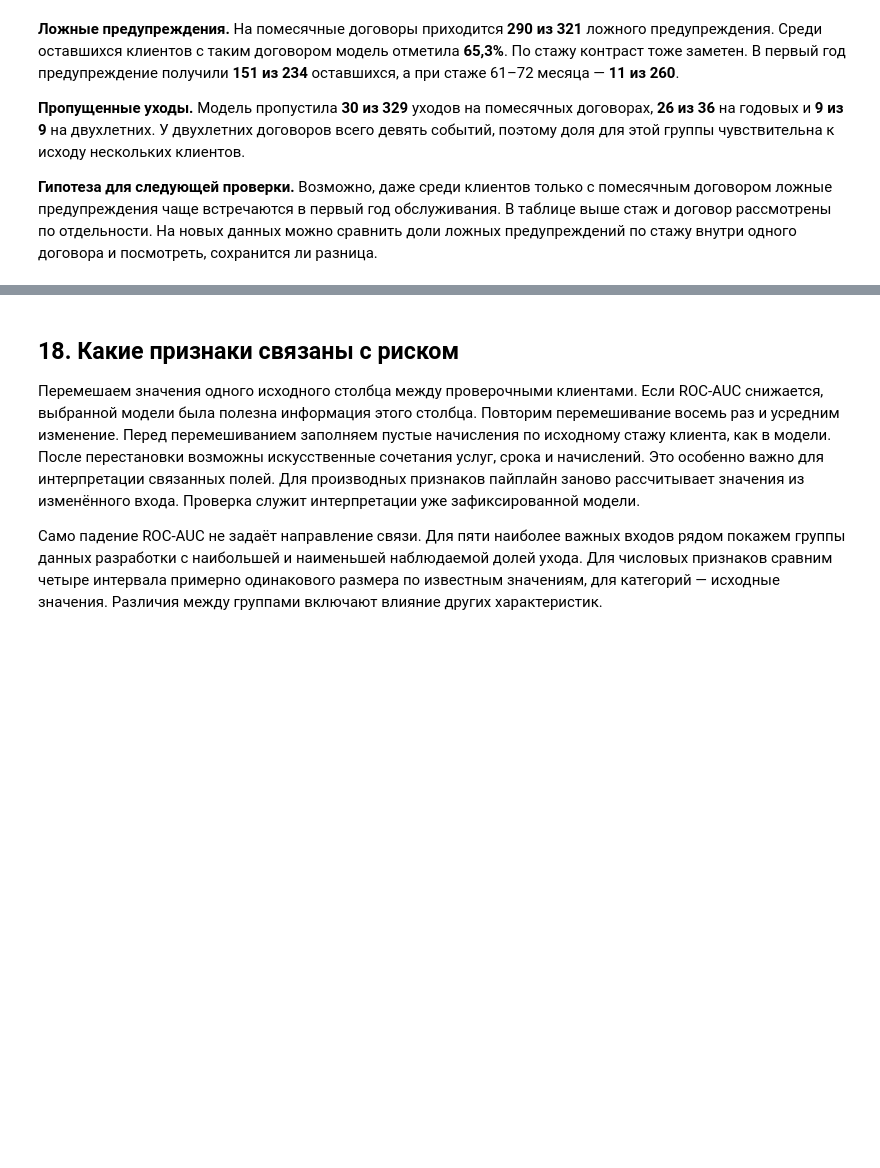
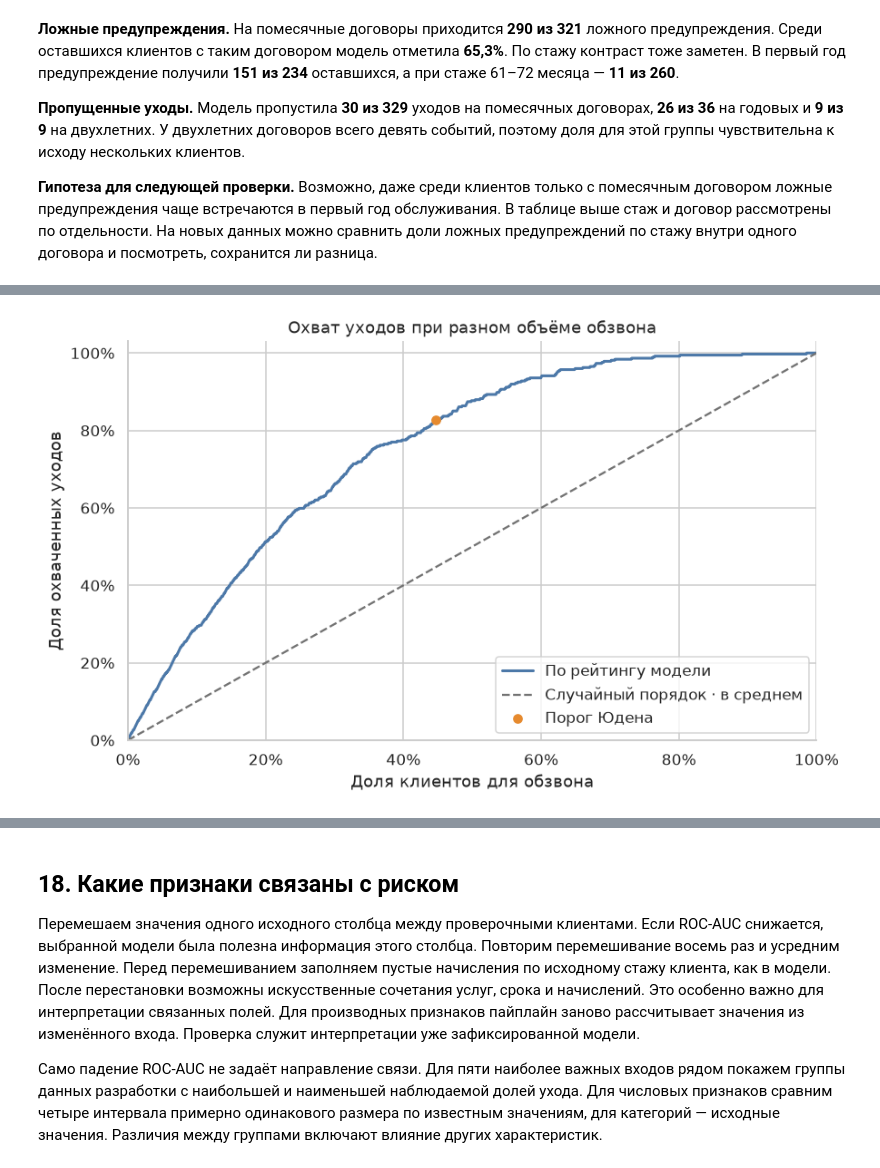
Before and after one commit to ozzzpo/imo-practicum, a Jupyter notebook: notebooks/final_modeling_shcherbakha.ipynb, the cells around one changed output, grey strips where cells are left out. Saved outputs shown, nothing was run; the diff lists cells and outputs as text; code cells hidden in the pictures; blank space fills up the shorter version.

```diff
--- a/notebooks/final_modeling_shcherbakha.ipynb
+++ b/notebooks/final_modeling_shcherbakha.ipynb
@@ -1591,0 +1624,19 @@ display(error_table)
+# %%
+from matplotlib.ticker import PercentFormatter
+
+share_contacted = np.arange(total_clients + 1) / total_clients
+share_churn_detected = np.r_[0, cumulative_churn.to_numpy()] / total_churned
+
+fig, ax = plt.subplots(figsize=(8, 4.8), layout="constrained")
+ax.plot(share_contacted, share_churn_detected, color=BLUE, linewidth=2, label="По рейтингу модели")
+ax.plot([0, 1], [0, 1], color="0.45", linestyle="--", label="Случайный порядок · в среднем")
+ax.scatter(contact_budget / total_clients, tp / total_churned, color=ORANGE,
+           zorder=3, label="Порог Юдена")
+ax.set(xlabel="Доля клиентов для обзвона", ylabel="Доля охваченных уходов",
+       xlim=(0, 1), ylim=(0, 1.03), title="Охват уходов при разном объёме обзвона")
+ax.xaxis.set_major_formatter(PercentFormatter(xmax=1))
+ax.yaxis.set_major_formatter(PercentFormatter(xmax=1))
+ax.legend(loc="lower right")
+plt.show()
+# %% [output]
+[figure, added]
```
Also changed, not shown: parts of 16 cells of this notebook.
